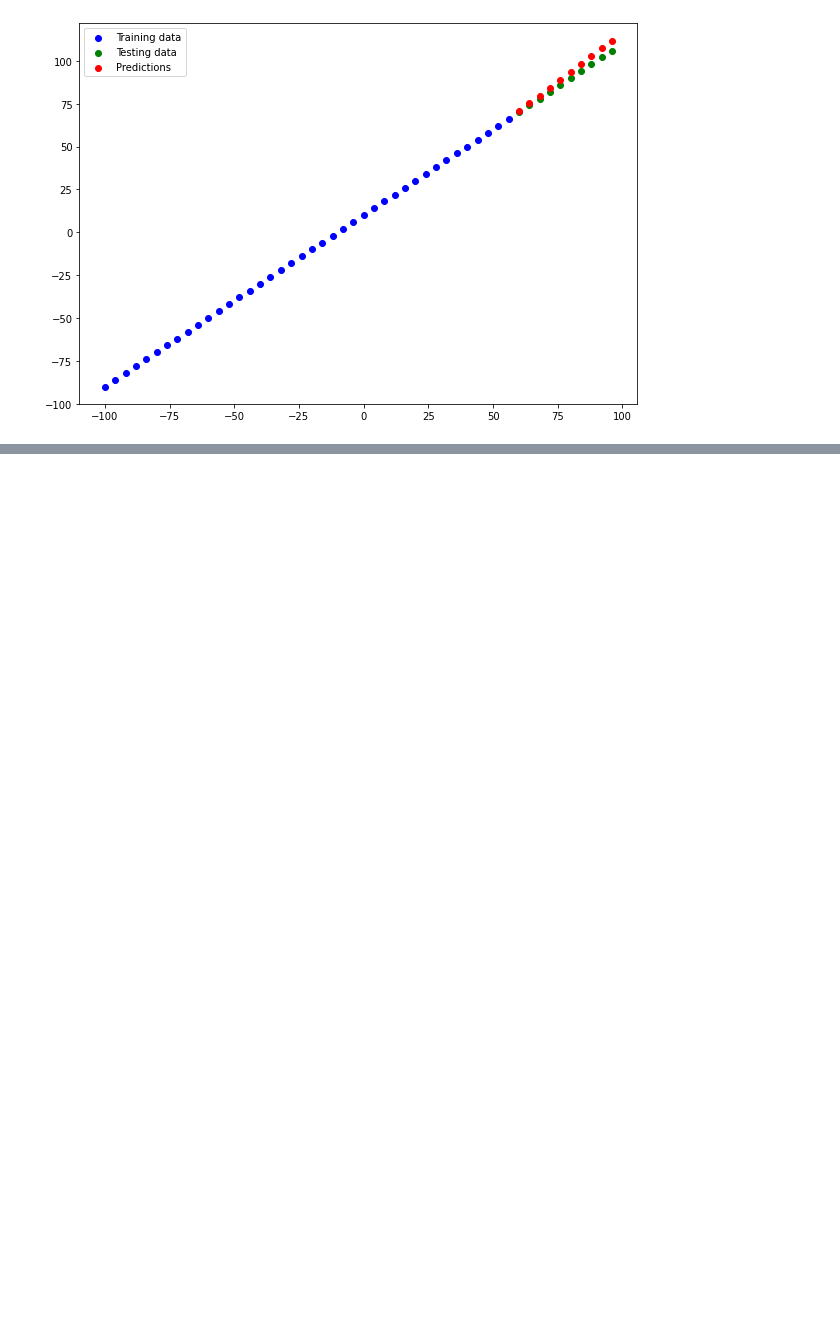
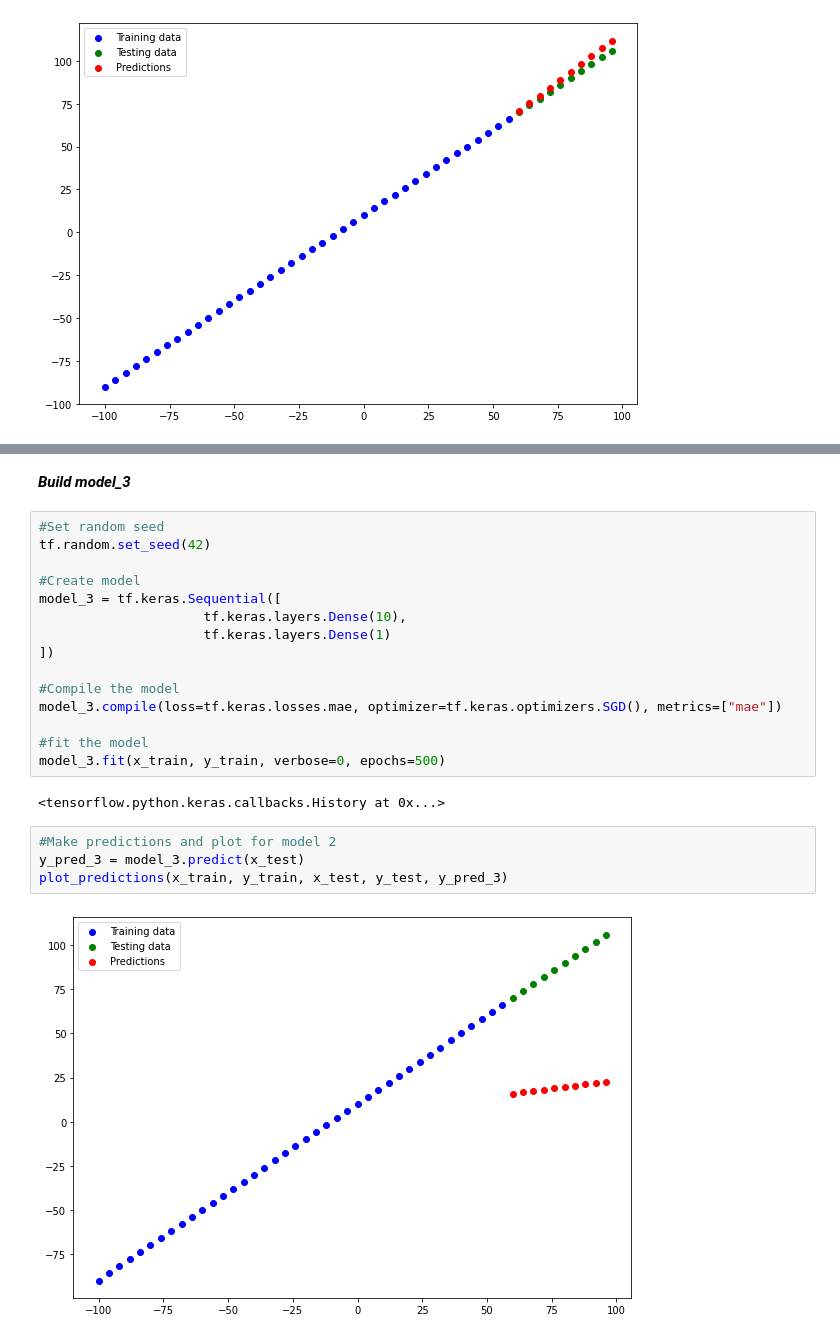
Before and after one commit to schauppi/Udemy_TensorFlow_Developer, a Jupyter notebook: Abschnitt_3_Neural_Network_regression_with_TensorFlow/01_neural_network_regression_with_tensorflow_video.ipynb, the cells around one changed output, grey strips where cells are left out. Cells and saved outputs as stored; diff of their text form; blank space fills up the shorter version.

```diff
--- a/Abschnitt_3_Neural_Network_regression_with_TensorFlow/01_neural_network_regression_with_tensorflow_video.ipynb
+++ b/Abschnitt_3_Neural_Network_regression_with_TensorFlow/01_neural_network_regression_with_tensorflow_video.ipynb
@@ -367,0 +502,25 @@ plot_predictions()
+# %% [markdown]
+***Build model_3***
+# %%
+#Set random seed
+tf.random.set_seed(42)
+
+#Create model
+model_3 = tf.keras.Sequential([
+                     tf.keras.layers.Dense(10),
+                     tf.keras.layers.Dense(1)
+])
+
+#Compile the model
+model_3.compile(loss=tf.keras.losses.mae, optimizer=tf.keras.optimizers.SGD(), metrics=["mae"])
+
+#fit the model
+model_3.fit(x_train, y_train, verbose=0, epochs=500)
+# %% [output]
+<tensorflow.python.keras.callbacks.History at 0x...>
+# %%
+#Make predictions and plot for model 2
+y_pred_3 = model_3.predict(x_test)
+plot_predictions(x_train, y_train, x_test, y_test, y_pred_3)
+# %% [output]
+[figure, added]
```
Also changed, not shown: parts of 57 cells of this notebook.
